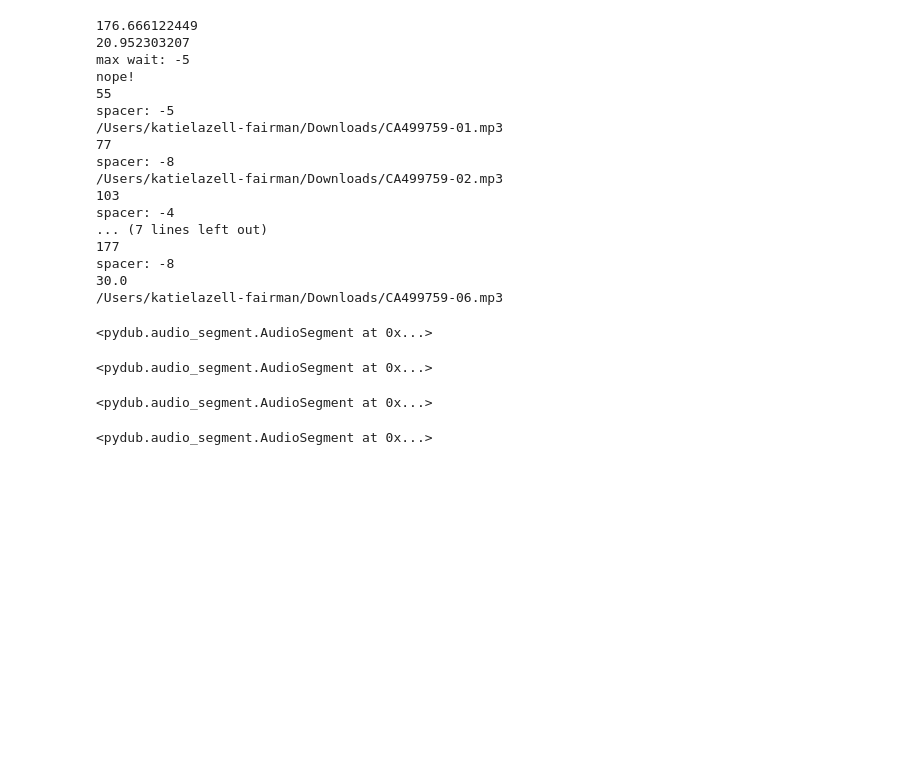
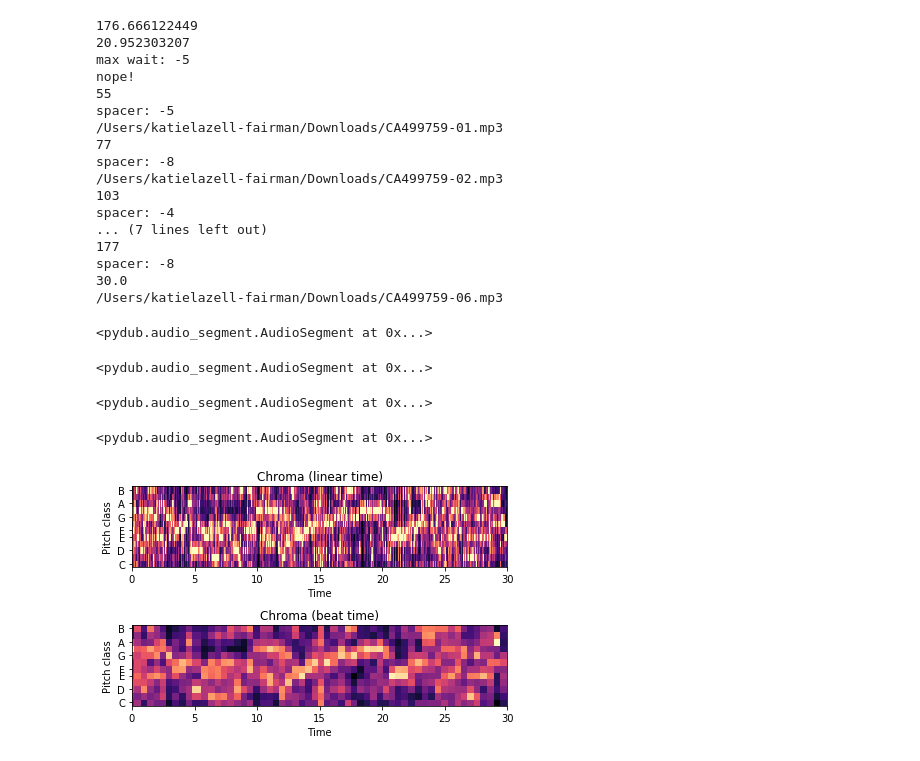
Before and after one commit to lazell/jazz_music, a Jupyter notebook: Extract_Audio_Features.ipynb, the cells around one changed output. Drawn from its saved outputs; the diff is of its cells as text; code cells hidden in the pictures; blank space fills up the shorter version.

```diff
--- a/Extract_Audio_Features.ipynb
+++ b/Extract_Audio_Features.ipynb
@@ -370,3 +390,21 @@ song4 = AudioSegment.from_file("/Users/katielazell-fairman/Downloads/CA499759-04
 song4
 # %% [output]
 <pydub.audio_segment.AudioSegment at 0x...>
+# %%
+y, sr = librosa.load('/Users/katielazell-fairman/desktop/projects/jazz_music/to_s3/1385-Charleston-05.wav')
+C = librosa.feature.chroma_cqt(y=y, sr=sr)
+tempo, beat_f = librosa.beat.beat_track(y=y, sr=sr, trim=False)
+
+beat_f = librosa.util.fix_frames(beat_f, x_max=C.shape[1])
+Csync = librosa.util.sync(C, beat_f, aggregate=np.mean)
+beat_t = librosa.frames_to_time(beat_f, sr=sr)
+ax1 = plt.subplot(2,1,1)
+librosa.display.specshow(C, y_axis='chroma', x_axis='time')
+plt.title('Chroma (linear time)')
+ax2 = plt.subplot(2,1,2, sharex=ax1)
+librosa.display.specshow(Csync, y_axis='chroma', x_axis='time',
+                       x_coords=beat_t)
+plt.title('Chroma (beat time)')
+plt.tight_layout()
+# %% [output]
+[figure, added]
```
Also changed, not shown: parts of 10 cells of this notebook, 10 other files.
